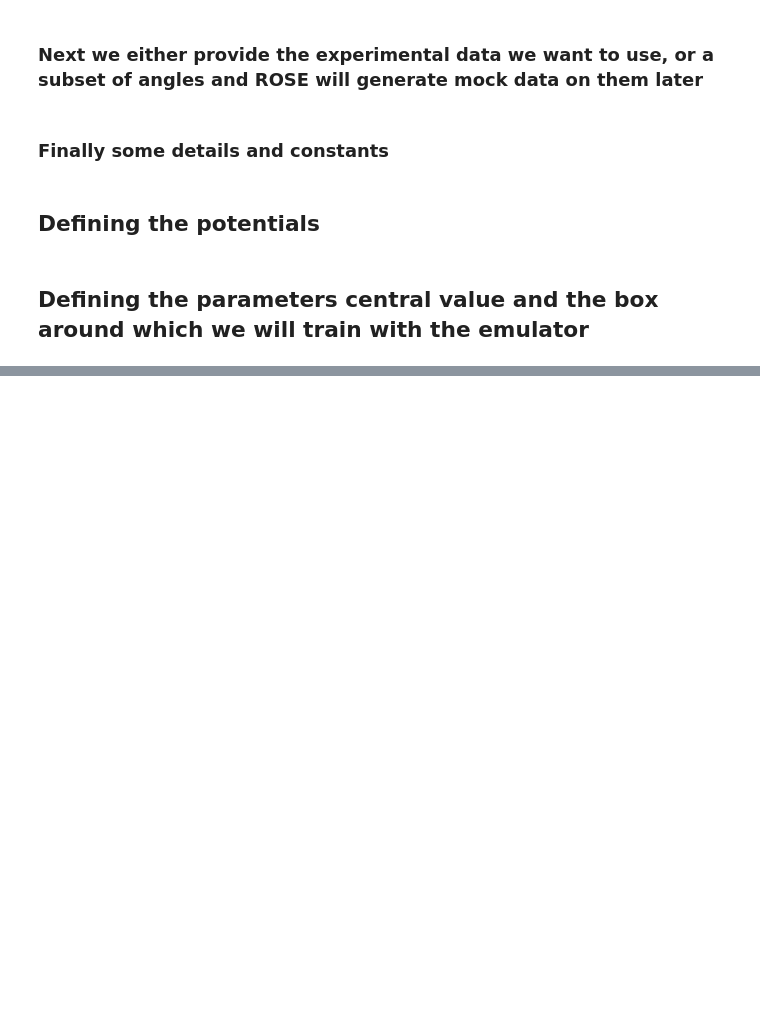
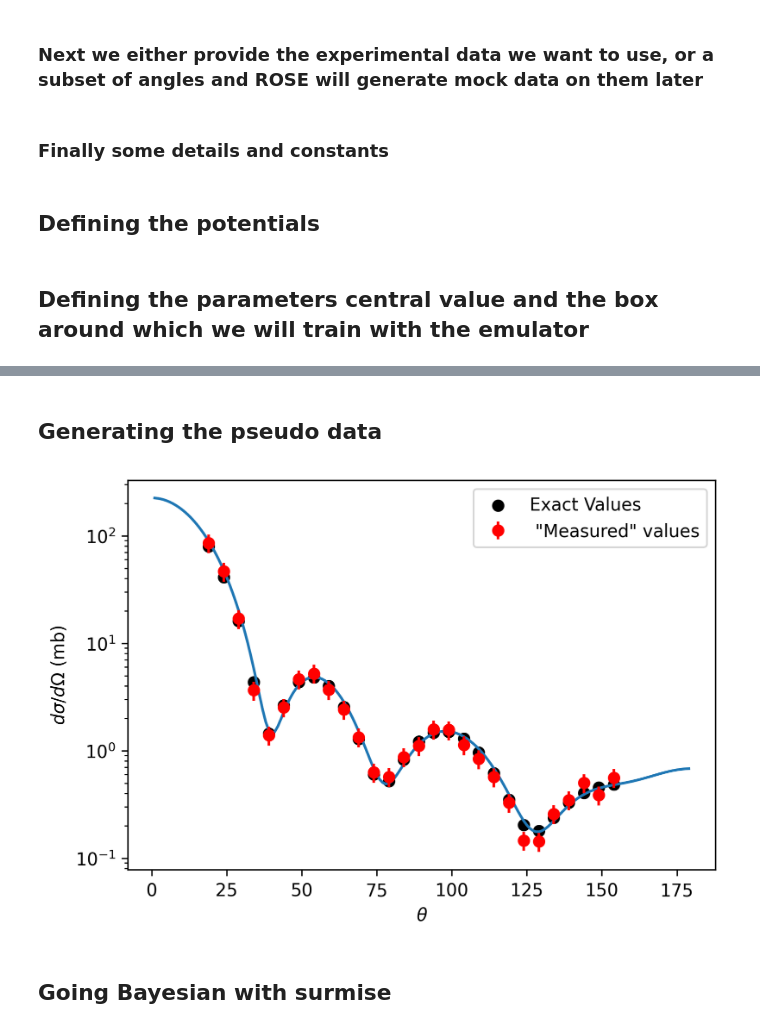
Before and after one commit to pabggpnMSU/ROSE_playground, a Jupyter notebook: MCMC_Neutrons.ipynb, the cells around one changed output, grey strips where cells are left out. Cells and saved outputs as stored; diff of their text form; code cells hidden in the pictures; blank space fills up the shorter version.

```diff
--- a/MCMC_Neutrons.ipynb
+++ b/MCMC_Neutrons.ipynb
@@ -182,0 +339,50 @@ def sample_points(npoints, bounds,initial_seed=None):
+# %% [markdown]
+## Generating the pseudo data
+# %%
+if flag_provided_data==0:
+
+    #Percentage error to be used in the cs
+    sigma_err=0.1
+
+    # Defining the data we are interest in
+
+    #Angles Matched to reproduce Figure 6 from: https://iopscience.iop.org/article/10.1088/1361-6471/abba72
+
+    angles_theta=np.arange(20,160,5)
+
+
+    anglesX=angles_theta- np.full(len(angles_theta), 1) #Moving the angles location by one because of how python works
+    f_exact = saeMCMC_fullangles.exact_dsdo(alphaKD)
+
+
+    yperfect =f_exact[anglesX]
+    yerr=yperfect*sigma_err
+
+    np.random.seed(142857)
+
+    y_measured=[]
+
+    for i in range(len(yperfect)):
+        y_measured.append(yperfect[i]+np.random.normal(0, yperfect[i]*sigma_err))
+
+    y_measured=np.array(y_measured)
+# %%
+#Modify accordingly if you provided the experimental data directly (flag_provided_data==1)
+fig, ax = plt.subplots(figsize=(6,4),dpi=300)
+fig.patch.set_facecolor('white')
+
+
+ax.plot(angles,f_exact)
+ax.scatter(anglesX, yperfect,color='k',label='Exact Values')
+# ax.scatter(anglesX, y_measured,color='r',label=' "Measured" values')
+ax.errorbar(anglesX, y_measured, yerr=np.array(y_measured)*0.2, fmt="o", c="r",label=' "Measured" values')
+
+ax.legend()
+
+ax.set_yscale('log')
+ax.set_xlabel(r'$\theta$')
+ax.set_ylabel(r'$d\sigma/d\Omega$ (mb)');
+# %% [output]
+[figure, added]
+# %% [markdown]
+## Going Bayesian with surmise
```
Also changed, not shown: parts of 13 cells of this notebook.
